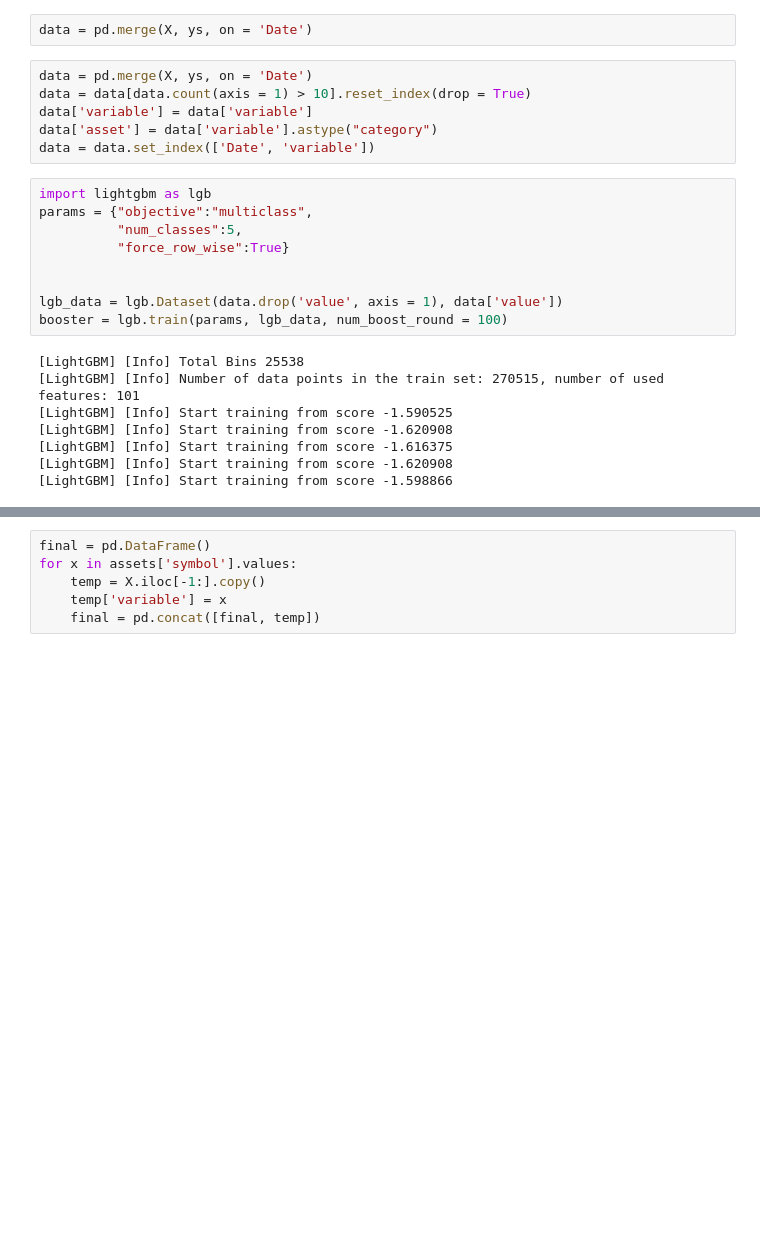
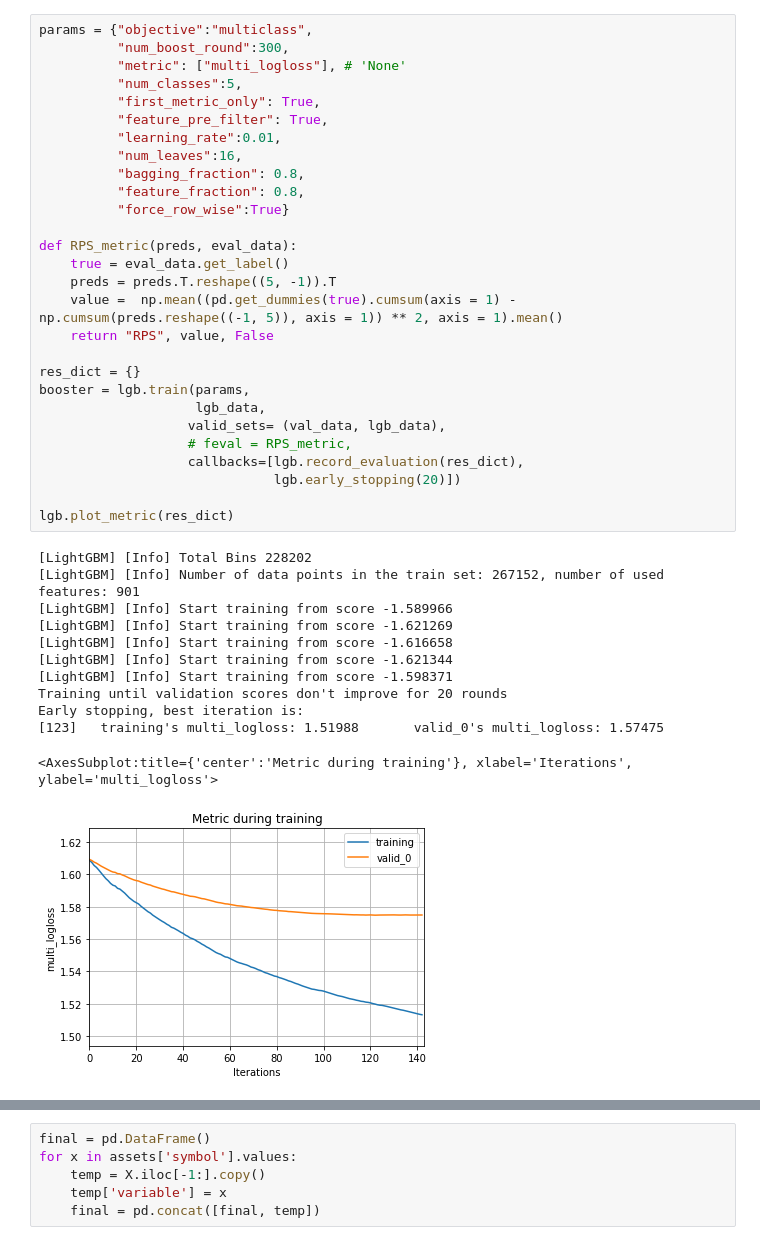
Before and after one commit to chrischia06/M6, a Jupyter notebook: Submission1.ipynb, the cells around one changed output, grey strips where cells are left out. Drawn from its saved outputs; the diff is of its cells as text; blank space fills up the shorter version.

```diff
--- a/Submission1.ipynb
+++ b/Submission1.ipynb
@@ -73,25 +188,41 @@ pd.melt(y_labels.reset_index(), id_vars=['Date']).dropna()
-# %%
-data = pd.merge(X, ys, on = 'Date')
-# %%
-data = pd.merge(X, ys, on = 'Date')
-data = data[data.count(axis = 1) > 10].reset_index(drop = True)
-data['variable'] = data['variable']
-data['asset'] = data['variable'].astype("category")
-data = data.set_index(['Date', 'variable'])
-# %%
-import lightgbm as lgb
-params = {"objective":"multiclass",
-          "num_classes":5,
-          "force_row_wise":True}
-
-
-lgb_data = lgb.Dataset(data.drop('value', axis = 1), data['value'])
-booster = lgb.train(params, lgb_data, num_boost_round = 100)
-# %% [output]
-[LightGBM] [Info] Total Bins 25538
-[LightGBM] [Info] Number of data points in the train set: 270515, number of used features: 101
-[LightGBM] [Info] Start training from score -1.590525
-[LightGBM] [Info] Start training from score -1.620908
-[LightGBM] [Info] Start training from score -1.616375
-[LightGBM] [Info] Start training from score -1.620908
-[LightGBM] [Info] Start training from score -1.598866
+# %%
+params = {"objective":"multiclass",
+          "num_boost_round":300,
+          "metric": ["multi_logloss"], # 'None'
+          "num_classes":5,
+          "first_metric_only": True,
+          "feature_pre_filter": True,
+          "learning_rate":0.01,
+          "num_leaves":16,
+          "bagging_fraction": 0.8,
+          "feature_fraction": 0.8,
+          "force_row_wise":True}
+
+def RPS_metric(preds, eval_data):
+    true = eval_data.get_label()
+    preds = preds.T.reshape((5, -1)).T
+    value =  np.mean((pd.get_dummies(true).cumsum(axis = 1) - np.cumsum(preds.reshape((-1, 5)), axis = 1)) ** 2, axis = 1).mean()
+    return "RPS", value, False
+
+res_dict = {}
+booster = lgb.train(params,
+                    lgb_data,
+                   valid_sets= (val_data, lgb_data),
+                   # feval = RPS_metric,
+                   callbacks=[lgb.record_evaluation(res_dict),
+                              lgb.early_stopping(20)])
+
+lgb.plot_metric(res_dict)
+# %% [output]
+[LightGBM] [Info] Total Bins 228202
+[LightGBM] [Info] Number of data points in the train set: 267152, number of used features: 901
+[LightGBM] [Info] Start training from score -1.589966
+[LightGBM] [Info] Start training from score -1.621269
+[LightGBM] [Info] Start training from score -1.616658
+[LightGBM] [Info] Start training from score -1.621344
+[LightGBM] [Info] Start training from score -1.598371
+Training until validation scores don't improve for 20 rounds
+Early stopping, best iteration is:
+[123]   training's multi_logloss: 1.51988       valid_0's multi_logloss: 1.57475
+<AxesSubplot:title={'center':'Metric during training'}, xlabel='Iterations', ylabel='multi_logloss'>
+[figure, added]
```
Also changed, not shown: parts of 66 cells of this notebook, 6 other files.
